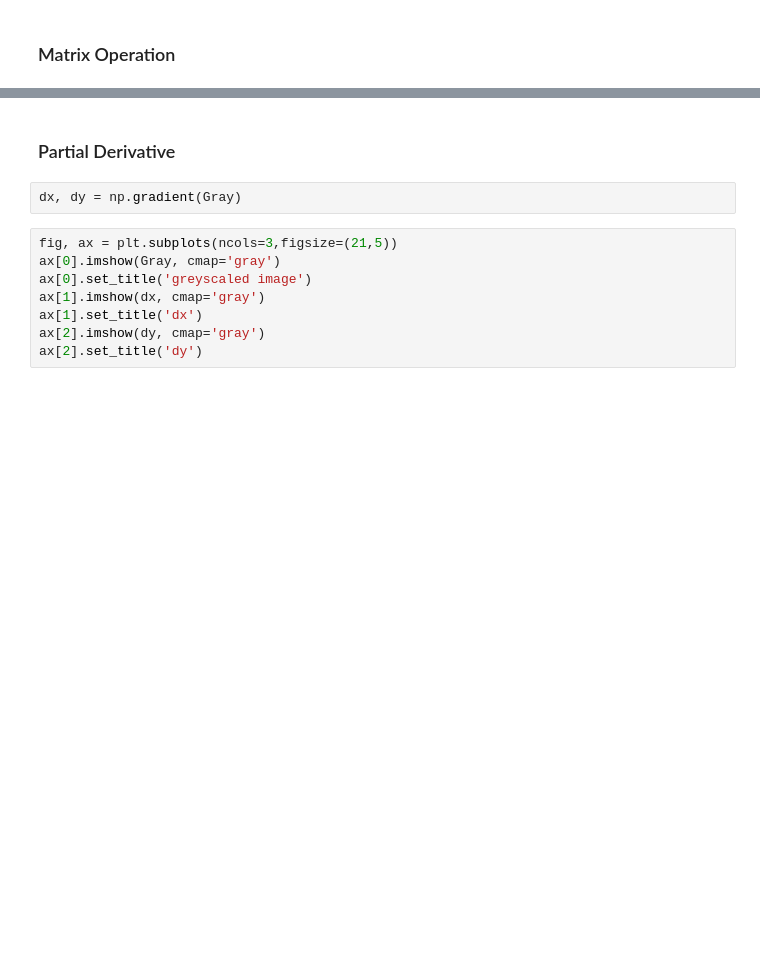
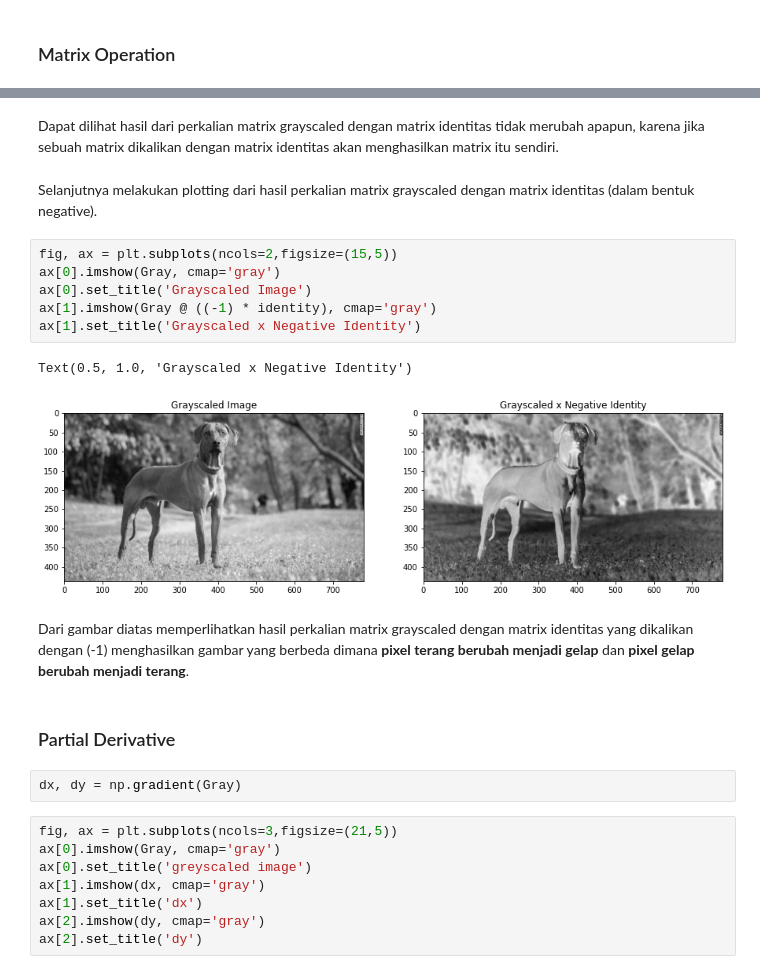
Before and after one commit to Penzragon/h8dsft_P0W2, a Jupyter notebook: script.ipynb, the cells around one changed output, grey strips where cells are left out. Cells and saved outputs as stored; diff of their text form; blank space fills up the shorter version.

```diff
--- a/script.ipynb
+++ b/script.ipynb
@@ -149,3 +168,18 @@ plt.imshow(Red @ ((-1)*np.eye(780)))
+# %% [markdown]
+Dapat dilihat hasil dari perkalian matrix grayscaled dengan matrix identitas tidak merubah apapun, karena jika sebuah matrix dikalikan dengan matrix identitas akan menghasilkan matrix itu sendiri.
+# %% [markdown]
+Selanjutnya melakukan plotting dari hasil perkalian matrix grayscaled dengan matrix identitas (dalam bentuk negative).
+# %%
+fig, ax = plt.subplots(ncols=2,figsize=(15,5))
+ax[0].imshow(Gray, cmap='gray')
+ax[0].set_title('Grayscaled Image')
+ax[1].imshow(Gray @ ((-1) * identity), cmap='gray')
+ax[1].set_title('Grayscaled x Negative Identity')
+# %% [output]
+Text(0.5, 1.0, 'Grayscaled x Negative Identity')
+[figure, added]
+# %% [markdown]
+Dari gambar diatas memperlihatkan hasil perkalian matrix grayscaled dengan matrix identitas yang dikalikan dengan (-1) menghasilkan gambar yang berbeda dimana **pixel terang berubah menjadi gelap** dan **pixel gelap berubah menjadi terang**.
 # %% [markdown]
 ### Partial Derivative
 # %%
```
Also changed, not shown: parts of 11 cells of this notebook.
